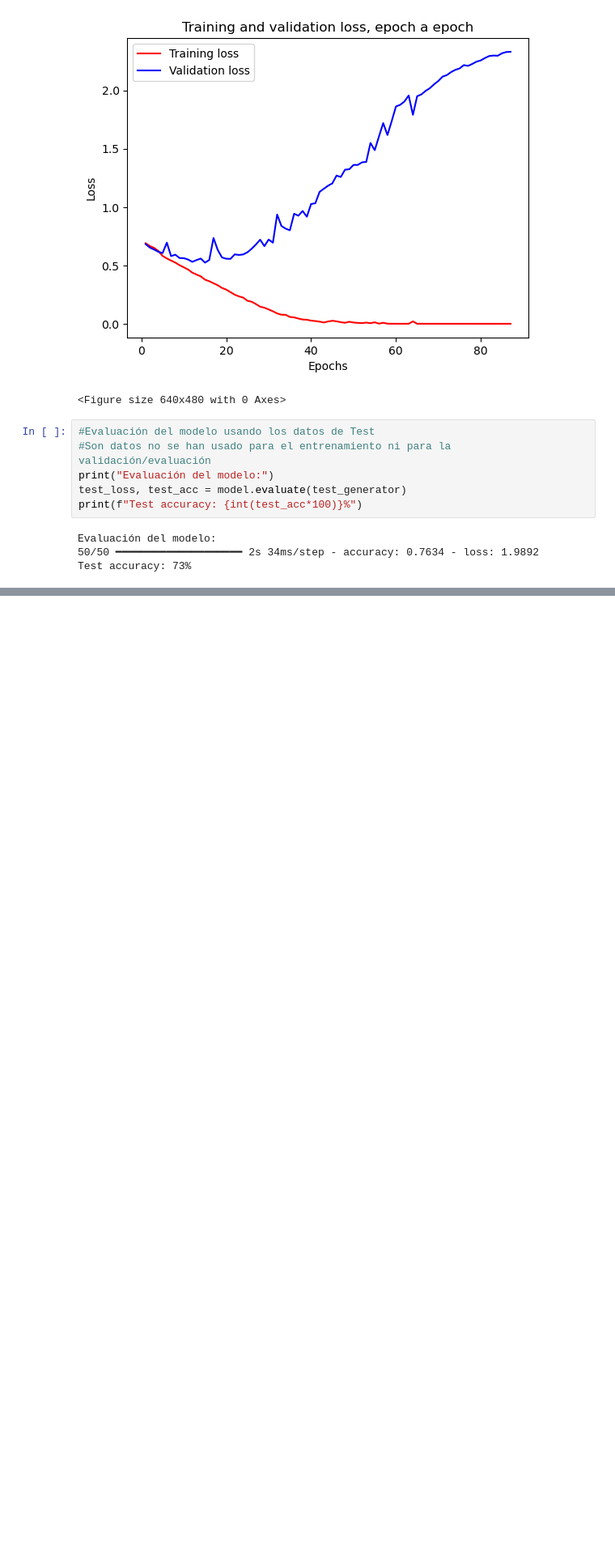
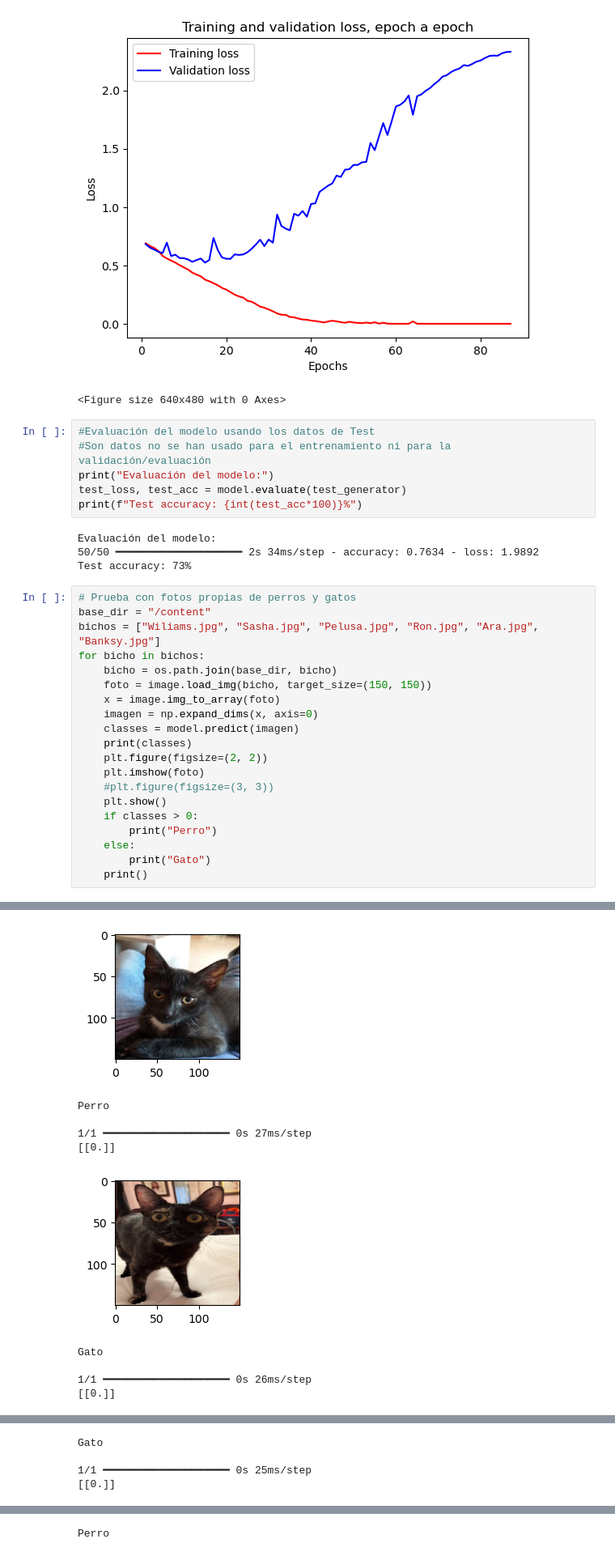
Before and after one commit to CarlosJGarcia/python_deep_learning, a Jupyter notebook: 10/cats_and_dogs.ipynb, the cells around one changed output, grey strips where cells are left out. Shown: that part at 81% size. Cells and saved outputs as stored; diff of their text form; blank space fills up the shorter version.

```diff
--- a/10/cats_and_dogs.ipynb
+++ b/10/cats_and_dogs.ipynb
@@ -235,3 +237,24 @@ print(f"Test accuracy: {int(test_acc*100)}%")
 Evaluación del modelo:
 50/50 ━━━━━━━━━━━━━━━━━━━━ 2s 34ms/step - accuracy: 0.7634 - loss: 1.9892
 Test accuracy: 73%
+# %%
+# Prueba con fotos propias de perros y gatos
+base_dir = "/content"
+bichos = ["Wiliams.jpg", "Sasha.jpg", "Pelusa.jpg", "Ron.jpg", "Ara.jpg", "Banksy.jpg"]
+for bicho in bichos:
+    bicho = os.path.join(base_dir, bicho)
+    foto = image.load_img(bicho, target_size=(150, 150))
+    x = image.img_to_array(foto)
+    imagen = np.expand_dims(x, axis=0)
+    classes = model.predict(imagen)
+    print(classes)
+    plt.figure(figsize=(2, 2))
+    plt.imshow(foto)
+    #plt.figure(figsize=(3, 3))
+    plt.show()
+    if classes > 0:
+        print("Perro")
+    else:
+        print("Gato")
+    print()
+# %% [output]
@@ -237,0 +263,10 @@ Test accuracy: 73%
+[figure, added]
+Perro
+
+1/1 ━━━━━━━━━━━━━━━━━━━━ 0s 27ms/step
+[[0.]]
+[figure, added]
+Gato
+
+1/1 ━━━━━━━━━━━━━━━━━━━━ 0s 26ms/step
+[[0.]]
@@ -237,0 +274,4 @@ Test accuracy: 73%
+Gato
+
+1/1 ━━━━━━━━━━━━━━━━━━━━ 0s 25ms/step
+[[0.]]
@@ -237,0 +289 @@ Test accuracy: 73%
+Perro
```
Also changed, not shown: parts of 2 cells of this notebook.
